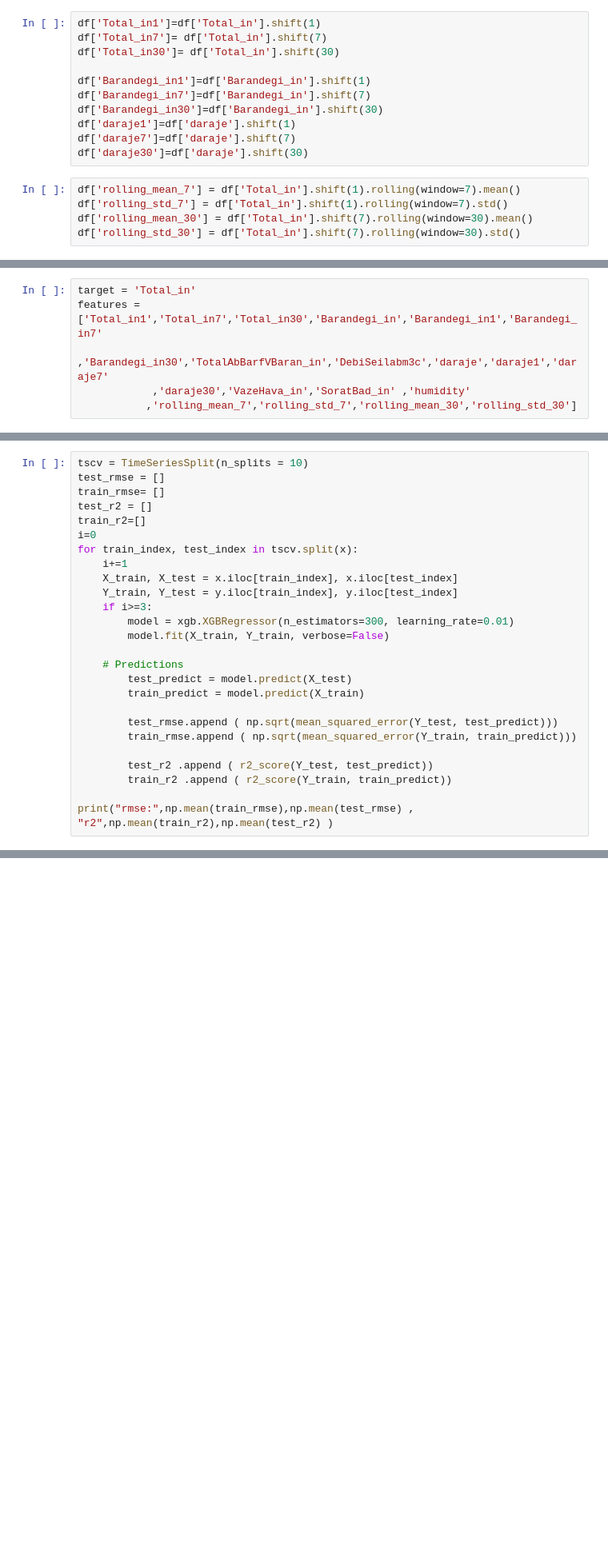
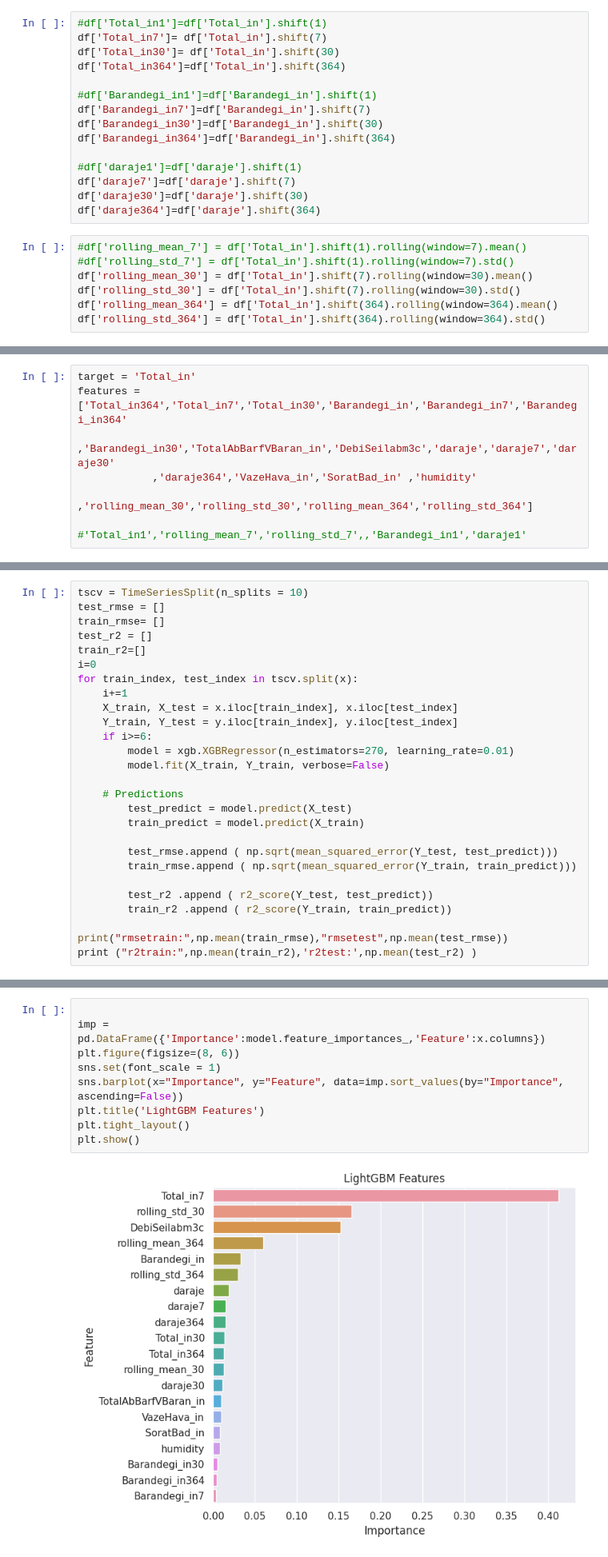
Before and after one commit to homa-abedin/Dams, a Jupyter notebook: dams-teh.ipynb, the cells around one changed output, grey strips where cells are left out. Shown at 80% size. Cells and saved outputs as stored; diff of their text form; blank space fills up the shorter version.

```diff
--- a/dams-teh.ipynb
+++ b/dams-teh.ipynb
@@ -36,29 +38,37 @@ df['month'] = df['DateRow'].dt.month
 df['day_of_week'] = df['DateRow'].dt.dayofweek
 df['day_of_year'] = df['DateRow'].dt.dayofyear
 # %%
-df['Total_in1']=df['Total_in'].shift(1)
+#df['Total_in1']=df['Total_in'].shift(1)
 df['Total_in7']= df['Total_in'].shift(7)
 df['Total_in30']= df['Total_in'].shift(30)
+df['Total_in364']=df['Total_in'].shift(364)
 
-df['Barandegi_in1']=df['Barandegi_in'].shift(1)
+#df['Barandegi_in1']=df['Barandegi_in'].shift(1)
 df['Barandegi_in7']=df['Barandegi_in'].shift(7)
 df['Barandegi_in30']=df['Barandegi_in'].shift(30)
-df['daraje1']=df['daraje'].shift(1)
+df['Barandegi_in364']=df['Barandegi_in'].shift(364)
+
+#df['daraje1']=df['daraje'].shift(1)
 df['daraje7']=df['daraje'].shift(7)
 df['daraje30']=df['daraje'].shift(30)
+df['daraje364']=df['daraje'].shift(364)
 # %%
-df['rolling_mean_7'] = df['Total_in'].shift(1).rolling(window=7).mean()
-df['rolling_std_7'] = df['Total_in'].shift(1).rolling(window=7).std()
+#df['rolling_mean_7'] = df['Total_in'].shift(1).rolling(window=7).mean()
+#df['rolling_std_7'] = df['Total_in'].shift(1).rolling(window=7).std()
 df['rolling_mean_30'] = df['Total_in'].shift(7).rolling(window=30).mean()
 df['rolling_std_30'] = df['Total_in'].shift(7).rolling(window=30).std()
+df['rolling_mean_364'] = df['Total_in'].shift(364).rolling(window=364).mean()
+df['rolling_std_364'] = df['Total_in'].shift(364).rolling(window=364).std()
 # %%
 df.dropna(axis=0, inplace=True)
 # %%
 target = 'Total_in'
-features = ['Total_in1','Total_in7','Total_in30','Barandegi_in','Barandegi_in1','Barandegi_in7'
-            ,'Barandegi_in30','TotalAbBarfVBaran_in','DebiSeilabm3c','daraje','daraje1','daraje7'
-            ,'daraje30','VazeHava_in','SoratBad_in' ,'humidity'
-           ,'rolling_mean_7','rolling_std_7','rolling_mean_30','rolling_std_30']
+features = ['Total_in364','Total_in7','Total_in30','Barandegi_in','Barandegi_in7','Barandegi_in364'
+            ,'Barandegi_in30','TotalAbBarfVBaran_in','DebiSeilabm3c','daraje','daraje7','daraje30'
+            ,'daraje364','VazeHava_in','SoratBad_in' ,'humidity'
+           ,'rolling_mean_30','rolling_std_30','rolling_mean_364','rolling_std_364']
+
+#'Total_in1','rolling_mean_7','rolling_std_7',,'Barandegi_in1','daraje1'
 # %%
 df = df[df['DateRow']>'2015']
 df.drop(columns=['DateRow'], inplace=True)
@@ -81,8 +91,8 @@ for train_index, test_index in tscv.split(x):
     i+=1
     X_train, X_test = x.iloc[train_index], x.iloc[test_index]
     Y_train, Y_test = y.iloc[train_index], y.iloc[test_index]
-    if i>=3:
-        model = xgb.XGBRegressor(n_estimators=300, learning_rate=0.01)
+    if i>=6:
+        model = xgb.XGBRegressor(n_estimators=270, learning_rate=0.01)
         model.fit(X_train, Y_train, verbose=False)
 
     # Predictions
@@ -95,5 +105,6 @@ for train_index, test_index in tscv.split(x):
         test_r2 .append ( r2_score(Y_test, test_predict))
         train_r2 .append ( r2_score(Y_train, train_predict))
 
-print("rmse:",np.mean(train_rmse),np.mean(test_rmse) , "r2",np.mean(train_r2),np.mean(test_r2) )
+print("rmsetrain:",np.mean(train_rmse),"rmsetest",np.mean(test_rmse))
+print ("r2train:",np.mean(train_r2),'r2test:',np.mean(test_r2) )
 # %% [output]
@@ -100,0 +113,11 @@ rmse: 0.1288166299398511 0.26176945419163133 r2 0.9882825155210994 0.91392681335
+# %%
+
+imp = pd.DataFrame({'Importance':model.feature_importances_,'Feature':x.columns})
+plt.figure(figsize=(8, 6))
+sns.set(font_scale = 1)
+sns.barplot(x="Importance", y="Feature", data=imp.sort_values(by="Importance", ascending=False))
+plt.title('LightGBM Features')
+plt.tight_layout()
+plt.show()
+# %% [output]
+[figure, added]
```
Also changed, not shown: parts of 2 cells of this notebook.
